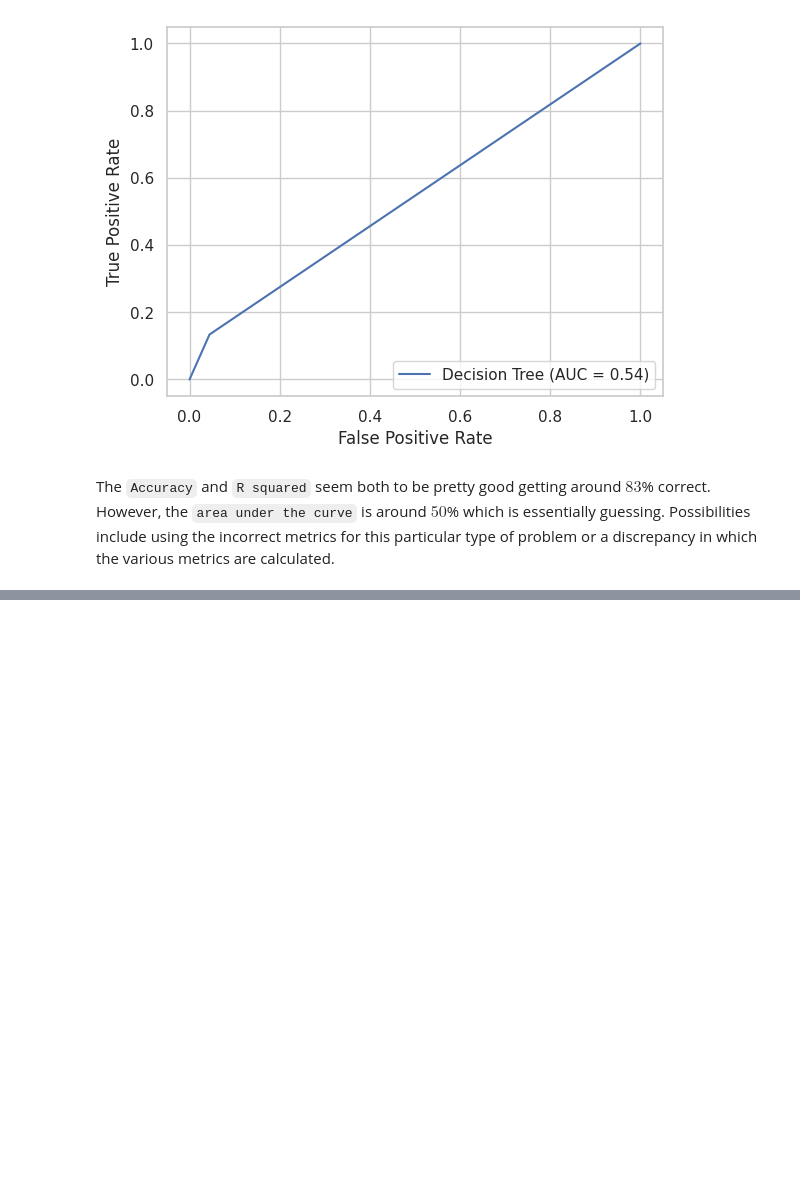
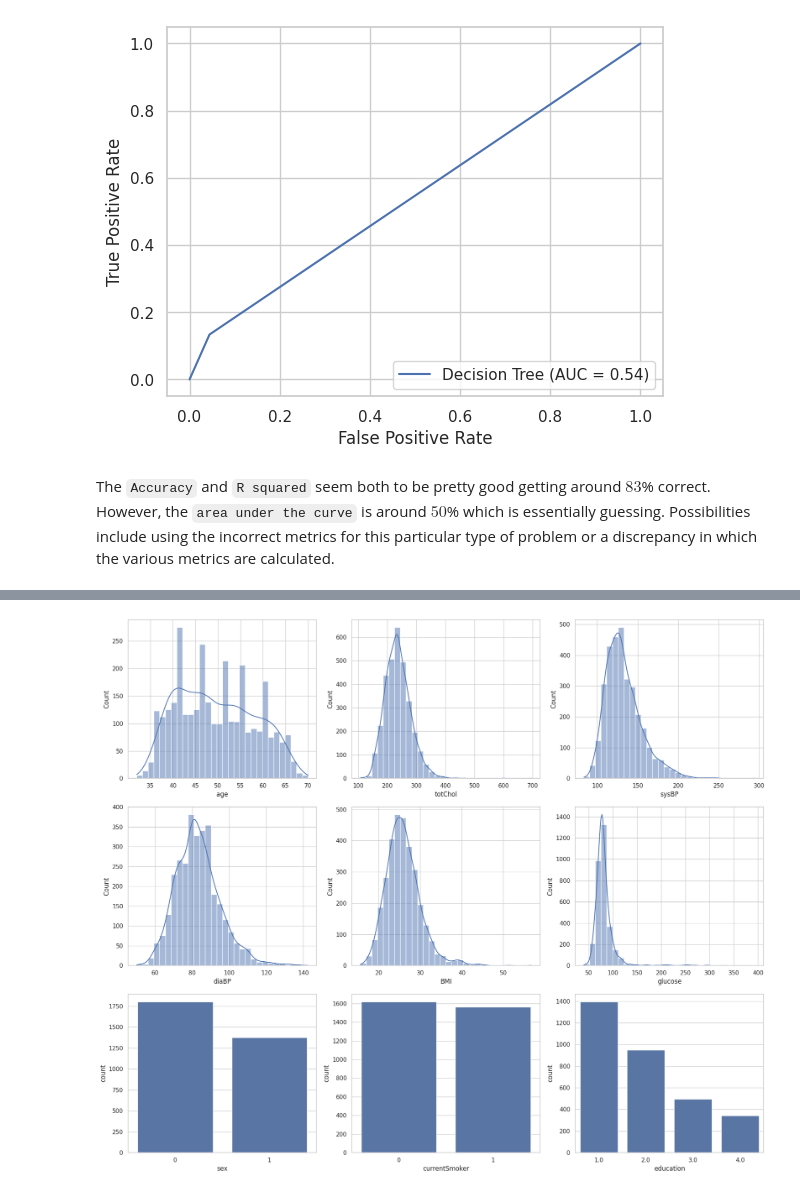
Before and after one commit to wangjalen7/project_chd, a Jupyter notebook: CHD_Code.ipynb, the cells around one changed output, grey strips where cells are left out. Saved outputs shown, nothing was run; the diff lists cells and outputs as text; code cells hidden in the pictures; blank space fills up the shorter version.

```diff
--- a/CHD_Code.ipynb
+++ b/CHD_Code.ipynb
@@ -515,0 +548,4 @@ The `Accuracy` and `R squared` seem both to be pretty good getting around $83$%
+# %%
+url = 'https://raw.githubusercontent.com/DS3001/project_chd/main/fhs_train.csv' # Create url to the chunk to be processed
+train = pd.read_csv(url) # Download this chunk of data
+print(train.head()) # Visually inspect the first few rows
@@ -515,0 +585,4 @@ The `Accuracy` and `R squared` seem both to be pretty good getting around $83$%
+# %%
+train_data_cleaned = train.drop(columns=['Unnamed: 0'])
+train_data_cleaned.head()
+test_data_cleaned = test.drop(columns=['Unnamed: 0'])
@@ -515,0 +612,17 @@ The `Accuracy` and `R squared` seem both to be pretty good getting around $83$%
+# %%
+from sklearn.impute import SimpleImputer
+
+imputer_mode = SimpleImputer(strategy='most_frequent')
+imputer_median = SimpleImputer(strategy='median')
+
+categorical_cols = ['education']
+numerical_cols = ['cigsPerDay', 'BPMeds', 'totChol', 'BMI', 'glucose', 'heartRate']
+
+train_data_cleaned[categorical_cols] = imputer_mode.fit_transform(train_data_cleaned[categorical_cols])
+train_data_cleaned[numerical_cols] = imputer_median.fit_transform(train_data_cleaned[numerical_cols])
+
+test_data_cleaned[categorical_cols] = imputer_mode.fit_transform(test_data_cleaned[categorical_cols])
+test_data_cleaned[numerical_cols] = imputer_median.fit_transform(test_data_cleaned[numerical_cols])
+
+print(train_data_cleaned.isnull().sum())
+print(test_data_cleaned.isnull().sum())
@@ -515,0 +647,20 @@ The `Accuracy` and `R squared` seem both to be pretty good getting around $83$%
+# %%
+sns.set(style="whitegrid")
+
+fig, axes = plt.subplots(nrows=3, ncols=3, figsize=(18, 15))
+
+sns.histplot(data=train_data_cleaned, x='age', bins=30, kde=True, ax=axes[0, 0])
+sns.histplot(data=train_data_cleaned, x='totChol', bins=30, kde=True, ax=axes[0, 1])
+sns.histplot(data=train_data_cleaned, x='sysBP', bins=30, kde=True, ax=axes[0, 2])
+sns.histplot(data=train_data_cleaned, x='diaBP', bins=30, kde=True, ax=axes[1, 0])
+sns.histplot(data=train_data_cleaned, x='BMI', bins=30, kde=True, ax=axes[1, 1])
+sns.histplot(data=train_data_cleaned, x='glucose', bins=30, kde=True, ax=axes[1, 2])
+
+sns.countplot(data=train_data_cleaned, x='sex', ax=axes[2, 0])
+sns.countplot(data=train_data_cleaned, x='currentSmoker', ax=axes[2, 1])
+sns.countplot(data=train_data_cleaned, x='education', ax=axes[2, 2])
+
+plt.tight_layout()
+plt.show()
+# %% [output]
+[figure, added]
```
Also changed, not shown: parts of 13 cells of this notebook.
